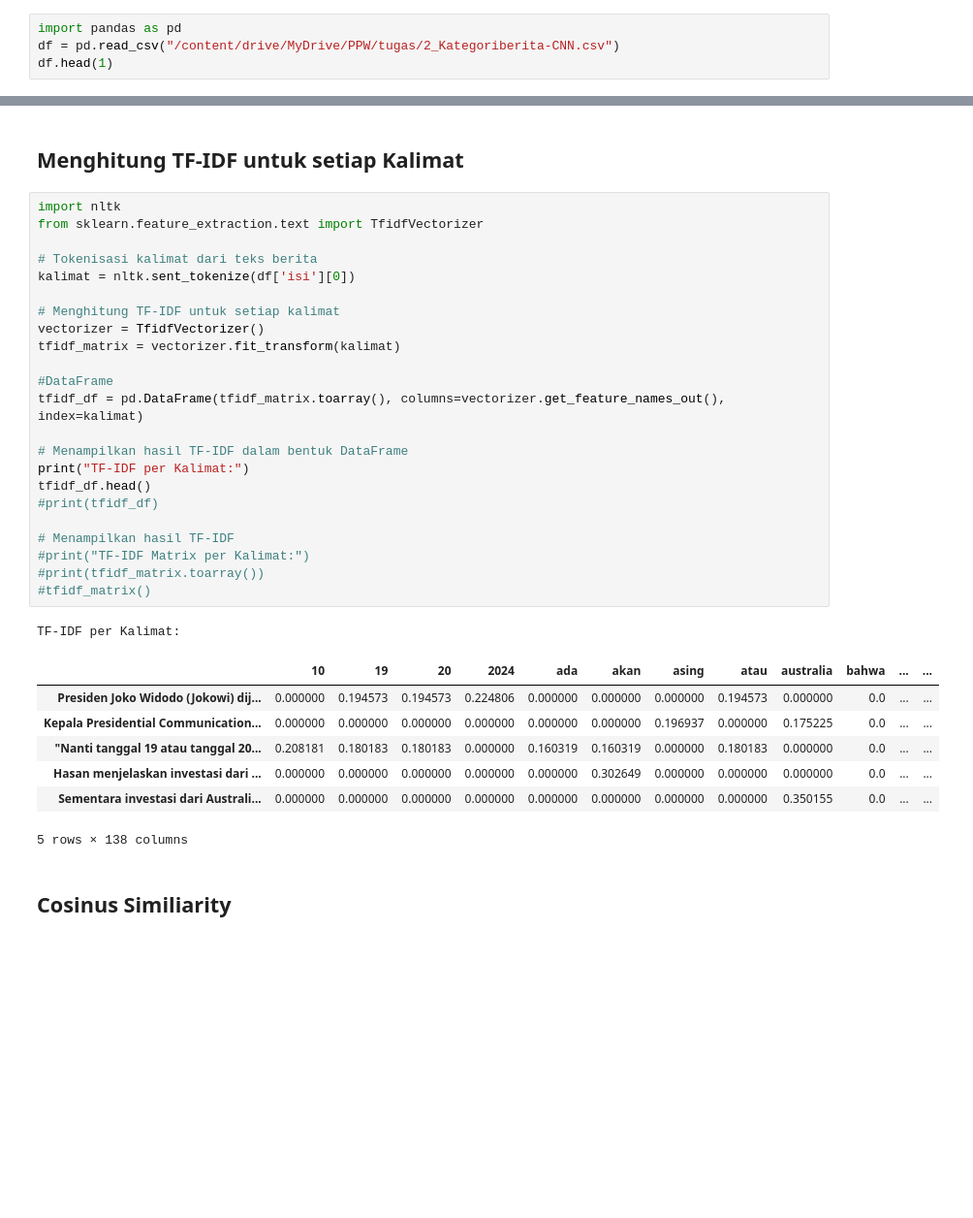
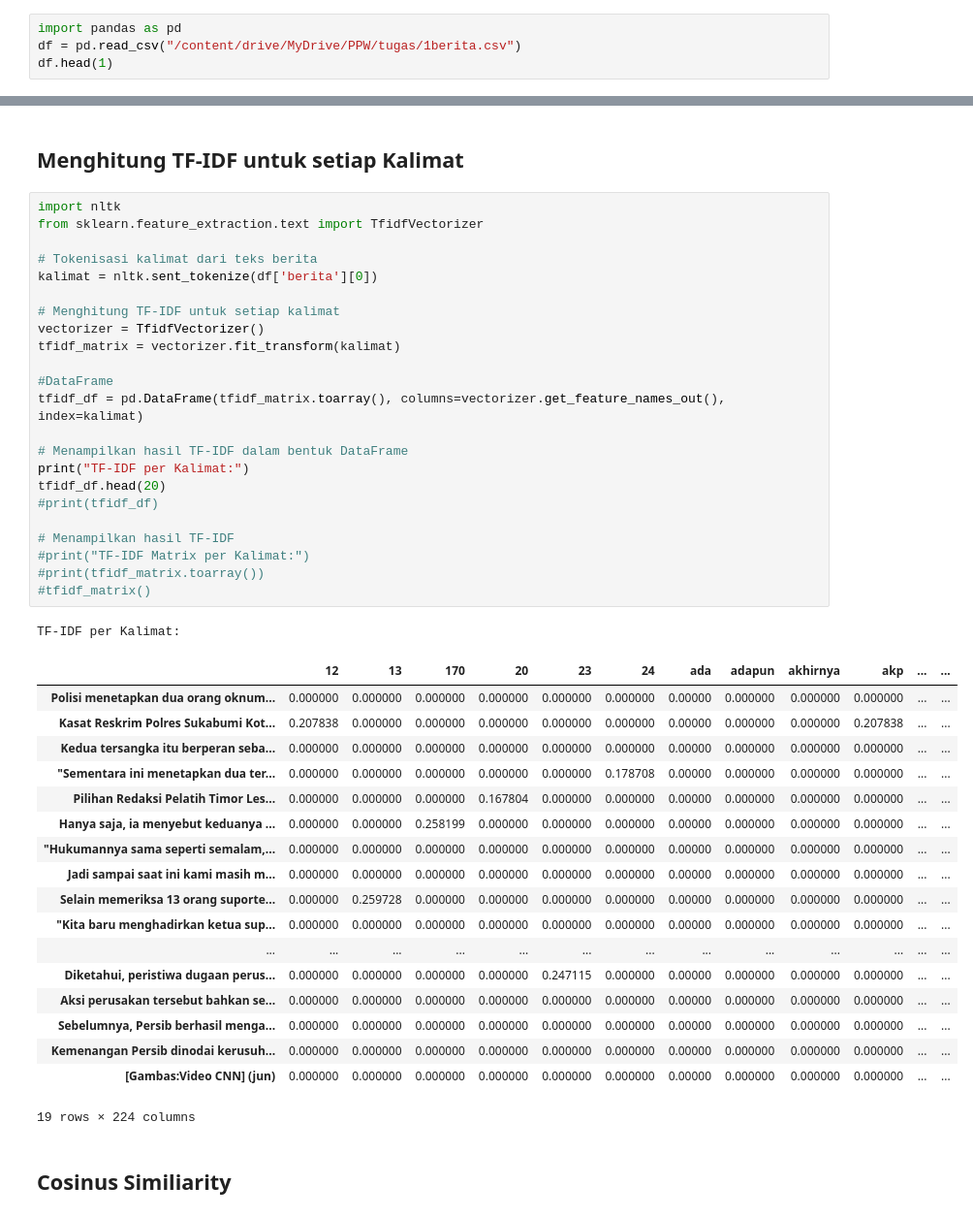
Before and after one commit to RahmaNhz/PPW, a Jupyter notebook: _sources/RingkasBerita.ipynb, the cells around one changed output, grey strips where cells are left out. Shown: that part at 97% size. Saved outputs shown, nothing was run; the diff lists cells and outputs as text; blank space fills up the shorter version.

```diff
--- a/_sources/RingkasBerita.ipynb
+++ b/_sources/RingkasBerita.ipynb
@@ -17,6 +17,6 @@ drive.mount('/content/drive')
 Mounted at /content/drive
 # %%
 import pandas as pd
-df = pd.read_csv("/content/drive/MyDrive/PPW/tugas/2_Kategoriberita-CNN.csv")
+df = pd.read_csv("/content/drive/MyDrive/PPW/tugas/1berita.csv")
 df.head(1)
 # %% [output]
@@ -34,35 +34,46 @@ True
 # %%
 import nltk
 from sklearn.feature_extraction.text import TfidfVectorizer
 
 # Tokenisasi kalimat dari teks berita
-kalimat = nltk.sent_tokenize(df['isi'][0])
+kalimat = nltk.sent_tokenize(df['berita'][0])
 
 # Menghitung TF-IDF untuk setiap kalimat
 vectorizer = TfidfVectorizer()
 tfidf_matrix = vectorizer.fit_transform(kalimat)
 
 #DataFrame
 tfidf_df = pd.DataFrame(tfidf_matrix.toarray(), columns=vectorizer.get_feature_names_out(), index=kalimat)
 
 # Menampilkan hasil TF-IDF dalam bentuk DataFrame
 print("TF-IDF per Kalimat:")
-tfidf_df.head()
+tfidf_df.head(20)
 #print(tfidf_df)
 
 # Menampilkan hasil TF-IDF
 #print("TF-IDF Matrix per Kalimat:")
 #print(tfidf_matrix.toarray())
 #tfidf_matrix()
 # %% [output]
 TF-IDF per Kalimat:
-|  | 10 | 19 | 20 | 2024 | ada | akan | asing | atau | australia | bahwa | ... | ... |
-| Presiden Joko Widodo (Jokowi) dij... | 0.000000 | 0.194573 | 0.194573 | 0.224806 | 0.000000 | 0.000000 | 0.000000 | 0.194573 | 0.000000 | 0.0 | ... | ... |
-| Kepala Presidential Communication... | 0.000000 | 0.000000 | 0.000000 | 0.000000 | 0.000000 | 0.000000 | 0.196937 | 0.000000 | 0.175225 | 0.0 | ... | ... |
-| "Nanti tanggal 19 atau tanggal 20... | 0.208181 | 0.180183 | 0.180183 | 0.000000 | 0.160319 | 0.160319 | 0.000000 | 0.180183 | 0.000000 | 0.0 | ... | ... |
-| Hasan menjelaskan investasi dari ... | 0.000000 | 0.000000 | 0.000000 | 0.000000 | 0.000000 | 0.302649 | 0.000000 | 0.000000 | 0.000000 | 0.0 | ... | ... |
-| Sementara investasi dari Australi... | 0.000000 | 0.000000 | 0.000000 | 0.000000 | 0.000000 | 0.000000 | 0.000000 | 0.000000 | 0.350155 | 0.0 | ... | ... |
+|  | 12 | 13 | 170 | 20 | 23 | 24 | ada | adapun | akhirnya | akp | ... | ... |
+| Polisi menetapkan dua orang oknum... | 0.000000 | 0.000000 | 0.000000 | 0.000000 | 0.000000 | 0.000000 | 0.00000 | 0.000000 | 0.000000 | 0.000000 | ... | ... |
+| Kasat Reskrim Polres Sukabumi Kot... | 0.207838 | 0.000000 | 0.000000 | 0.000000 | 0.000000 | 0.000000 | 0.00000 | 0.000000 | 0.000000 | 0.207838 | ... | ... |
+| Kedua tersangka itu berperan seba... | 0.000000 | 0.000000 | 0.000000 | 0.000000 | 0.000000 | 0.000000 | 0.00000 | 0.000000 | 0.000000 | 0.000000 | ... | ... |
+| "Sementara ini menetapkan dua ter... | 0.000000 | 0.000000 | 0.000000 | 0.000000 | 0.000000 | 0.178708 | 0.00000 | 0.000000 | 0.000000 | 0.000000 | ... | ... |
+| Pilihan Redaksi Pelatih Timor Les... | 0.000000 | 0.000000 | 0.000000 | 0.167804 | 0.000000 | 0.000000 | 0.00000 | 0.000000 | 0.000000 | 0.000000 | ... | ... |
+| Hanya saja, ia menyebut keduanya ... | 0.000000 | 0.000000 | 0.258199 | 0.000000 | 0.000000 | 0.000000 | 0.00000 | 0.000000 | 0.000000 | 0.000000 | ... | ... |
+| "Hukumannya sama seperti semalam,... | 0.000000 | 0.000000 | 0.000000 | 0.000000 | 0.000000 | 0.000000 | 0.00000 | 0.000000 | 0.000000 | 0.000000 | ... | ... |
+| Jadi sampai saat ini kami masih m... | 0.000000 | 0.000000 | 0.000000 | 0.000000 | 0.000000 | 0.000000 | 0.00000 | 0.000000 | 0.000000 | 0.000000 | ... | ... |
+| Selain memeriksa 13 orang suporte... | 0.000000 | 0.259728 | 0.000000 | 0.000000 | 0.000000 | 0.000000 | 0.00000 | 0.000000 | 0.000000 | 0.000000 | ... | ... |
+| "Kita baru menghadirkan ketua sup... | 0.000000 | 0.000000 | 0.000000 | 0.000000 | 0.000000 | 0.000000 | 0.00000 | 0.000000 | 0.000000 | 0.000000 | ... | ... |
+| ... | ... | ... | ... | ... | ... | ... | ... | ... | ... | ... | ... | ... |
+| Diketahui, peristiwa dugaan perus... | 0.000000 | 0.000000 | 0.000000 | 0.000000 | 0.247115 | 0.000000 | 0.00000 | 0.000000 | 0.000000 | 0.000000 | ... | ... |
+| Aksi perusakan tersebut bahkan se... | 0.000000 | 0.000000 | 0.000000 | 0.000000 | 0.000000 | 0.000000 | 0.00000 | 0.000000 | 0.000000 | 0.000000 | ... | ... |
+| Sebelumnya, Persib berhasil menga... | 0.000000 | 0.000000 | 0.000000 | 0.000000 | 0.000000 | 0.000000 | 0.00000 | 0.000000 | 0.000000 | 0.000000 | ... | ... |
+| Kemenangan Persib dinodai kerusuh... | 0.000000 | 0.000000 | 0.000000 | 0.000000 | 0.000000 | 0.000000 | 0.00000 | 0.000000 | 0.000000 | 0.000000 | ... | ... |
+| [Gambas:Video CNN] (jun) | 0.000000 | 0.000000 | 0.000000 | 0.000000 | 0.000000 | 0.000000 | 0.00000 | 0.000000 | 0.000000 | 0.000000 | ... | ... |
-5 rows × 138 columns
+19 rows × 224 columns
 # %% [markdown]
 ## Cosinus Similiarity
 # %%
```
Also changed, not shown: parts of 6 cells of this notebook, 21 other files.
